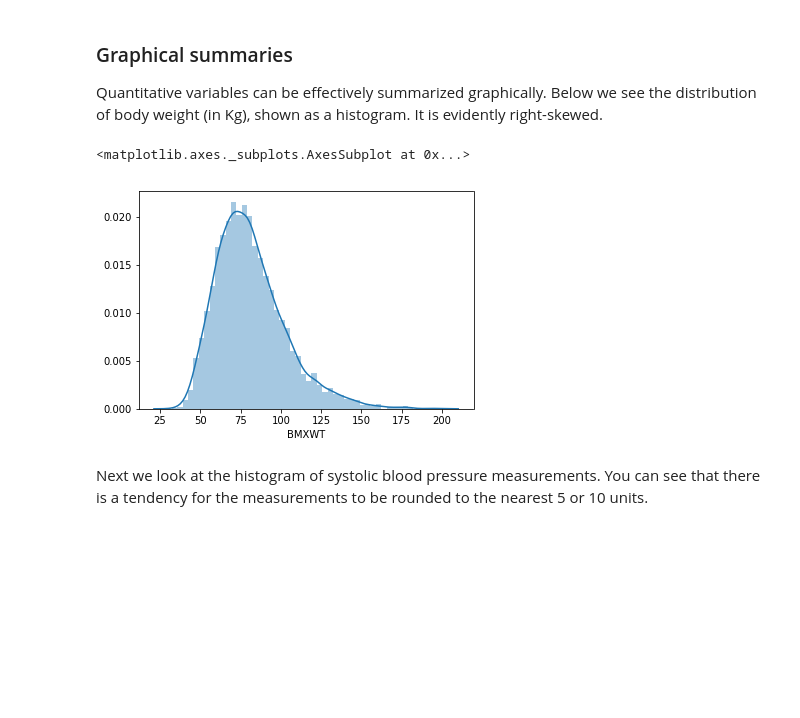
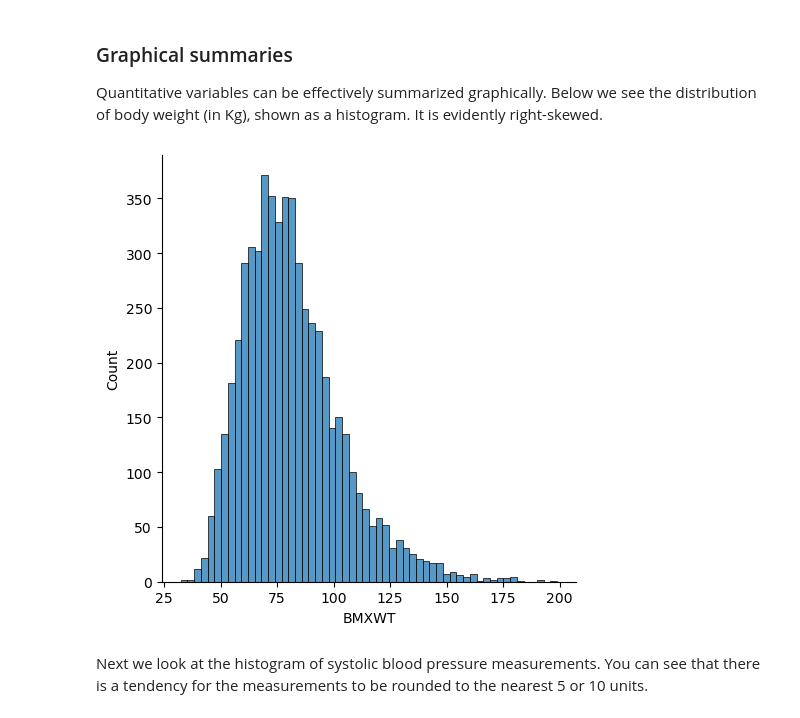
Before and after one commit to elsayedg/Statistics-with-Python-Specialization, a Jupyter notebook: 1_Understanding and Visualizing Data with Python/WEEK 2 - UNIVARIATE DATA/3- nhanes_univariate_analyses.ipynb, the cells around one changed output. Drawn from its saved outputs; the diff is of its cells as text; code cells hidden in the pictures; blank space fills up the shorter version.

```diff
--- a/1_Understanding and Visualizing Data with Python/WEEK 2 - UNIVARIATE DATA/3- nhanes_univariate_analyses.ipynb
+++ b/1_Understanding and Visualizing Data with Python/WEEK 2 - UNIVARIATE DATA/3- nhanes_univariate_analyses.ipynb
@@ -163,10 +164,10 @@ print(np.mean(da.BPXDI1 - da.BPXDI2))
 
 Quantitative variables can be effectively summarized graphically.  Below we see the distribution of body weight (in Kg), shown as a histogram.  It is evidently right-skewed.
 # %%
-sns.distplot(da.BMXWT.dropna())
+sns.displot(da.BMXWT.dropna())
+plt.show()
 # %% [output]
-<matplotlib.axes._subplots.AxesSubplot at 0x...>
-[figure, old version]
+[figure, new version]
 # %% [markdown]
 Next we look at the histogram of systolic blood pressure measurements.  You can see that there is a tendency for the measurements to be rounded to the nearest 5 or 10 units.
 # %%
```
Also changed, not shown: parts of 9 cells of this notebook, 2 other files.
